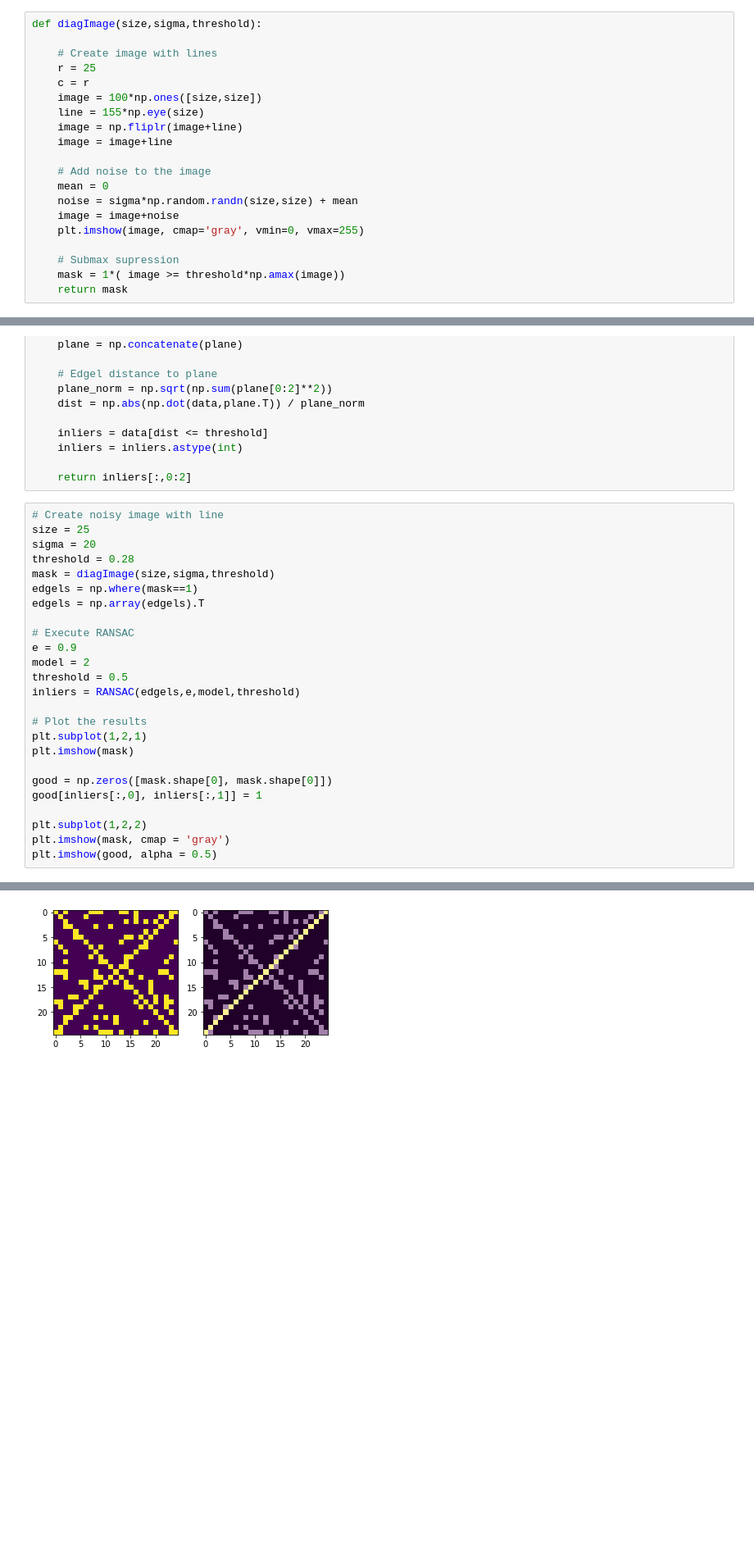
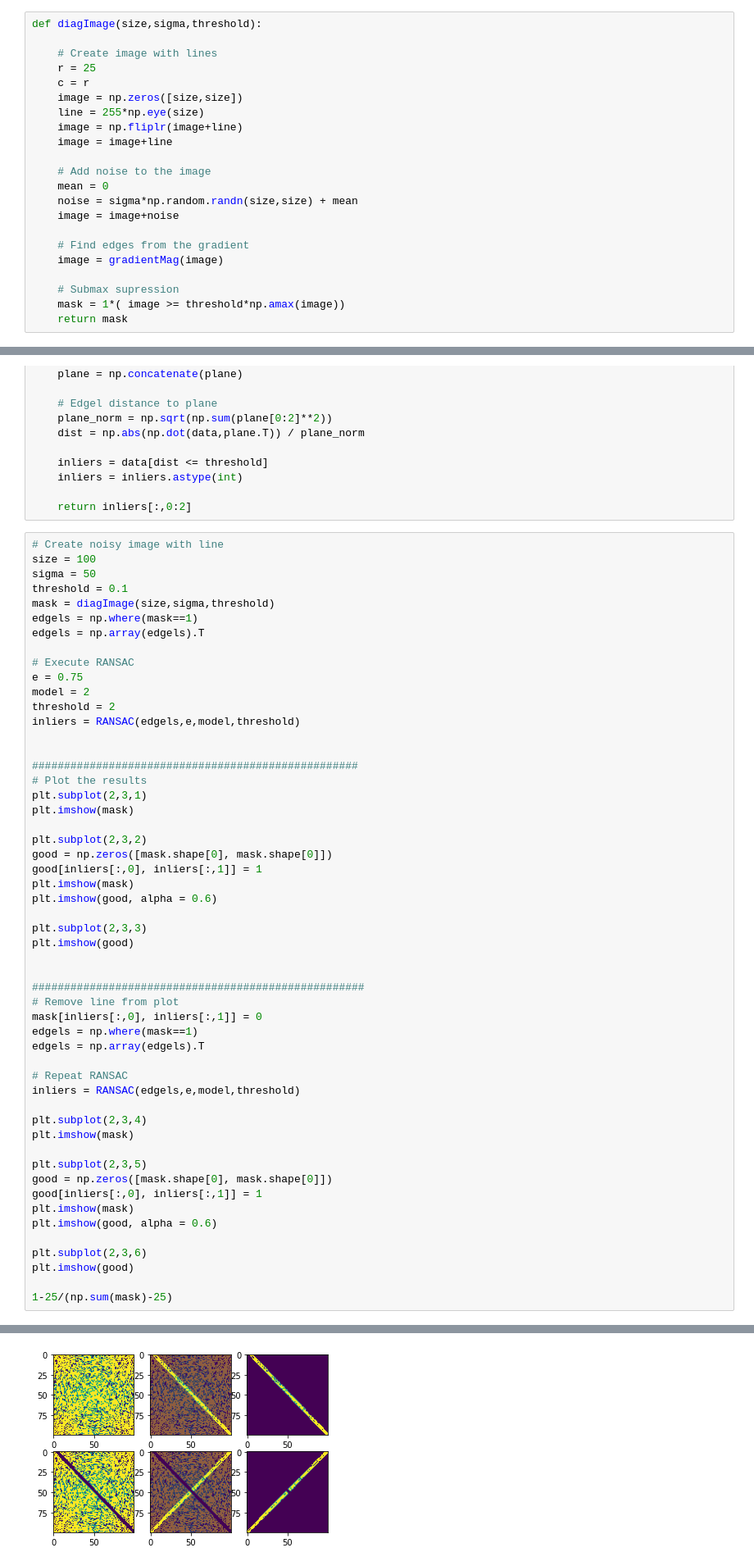
Before and after one commit to Tsmorz/computer-vision, a Jupyter notebook: Project 2/CV Project 2.ipynb, the cells around one changed output, grey strips where cells are left out. Shown: that part at 82% size. Drawn from its saved outputs; the diff is of its cells as text; blank space fills up the shorter version.

Commit message:
added edge image

```diff
--- a/Project 2/CV Project 2.ipynb
+++ b/Project 2/CV Project 2.ipynb
@@ -58,8 +58,8 @@ def diagImage(size,sigma,threshold):
     # Create image with lines
     r = 25
     c = r
-    image = 100*np.ones([size,size])
-    line = 155*np.eye(size)
+    image = np.zeros([size,size])
+    line = 255*np.eye(size)
     image = np.fliplr(image+line)
     image = image+line
 
@@ -67,7 +67,9 @@ def diagImage(size,sigma,threshold):
     mean = 0
     noise = sigma*np.random.randn(size,size) + mean
     image = image+noise
-    plt.imshow(image, cmap='gray', vmin=0, vmax=255)
+
+    # Find edges from the gradient
+    image = gradientMag(image)
 
     # Submax supression
     mask = 1*( image >= threshold*np.amax(image))
@@ -147,27 +149,55 @@ def RANSAC(data,e,model,threshold):
     return inliers[:,0:2]
 # %%
 # Create noisy image with line
-size = 25
-sigma = 20
-threshold = 0.28
+size = 100
+sigma = 50
+threshold = 0.1
 mask = diagImage(size,sigma,threshold)
 edgels = np.where(mask==1)
 edgels = np.array(edgels).T
 
 # Execute RANSAC
-e = 0.9
+e = 0.75
 model = 2
-threshold = 0.5
+threshold = 2
 inliers = RANSAC(edgels,e,model,threshold)
 
+
+###################################################
 # Plot the results
-plt.subplot(1,2,1)
+plt.subplot(2,3,1)
 plt.imshow(mask)
 
+plt.subplot(2,3,2)
 good = np.zeros([mask.shape[0], mask.shape[0]])
 good[inliers[:,0], inliers[:,1]] = 1
+plt.imshow(mask)
+plt.imshow(good, alpha = 0.6)
 
-plt.subplot(1,2,2)
-plt.imshow(mask, cmap = 'gray')
-plt.imshow(good, alpha = 0.5)
+plt.subplot(2,3,3)
+plt.imshow(good)
+
+
+####################################################
+# Remove line from plot
+mask[inliers[:,0], inliers[:,1]] = 0
+edgels = np.where(mask==1)
+edgels = np.array(edgels).T
+
+# Repeat RANSAC
+inliers = RANSAC(edgels,e,model,threshold)
+
+plt.subplot(2,3,4)
+plt.imshow(mask)
+
+plt.subplot(2,3,5)
+good = np.zeros([mask.shape[0], mask.shape[0]])
+good[inliers[:,0], inliers[:,1]] = 1
+plt.imshow(mask)
+plt.imshow(good, alpha = 0.6)
+
+plt.subplot(2,3,6)
+plt.imshow(good)
+
+1-25/(np.sum(mask)-25)
 # %% [output]
@@ -175 +205 @@ plt.imshow(good, alpha = 0.5)
-[figure, old version]
+[figure, new version]
```
Also changed, not shown: parts of 1 cell of this notebook, 2 other files.
